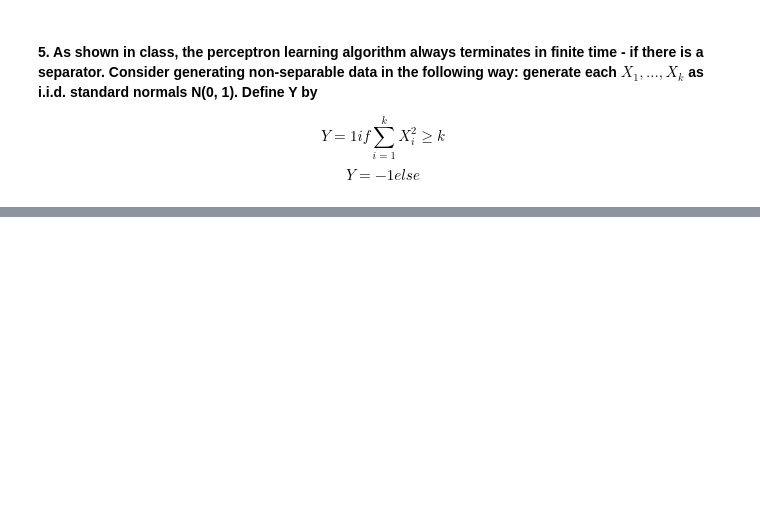
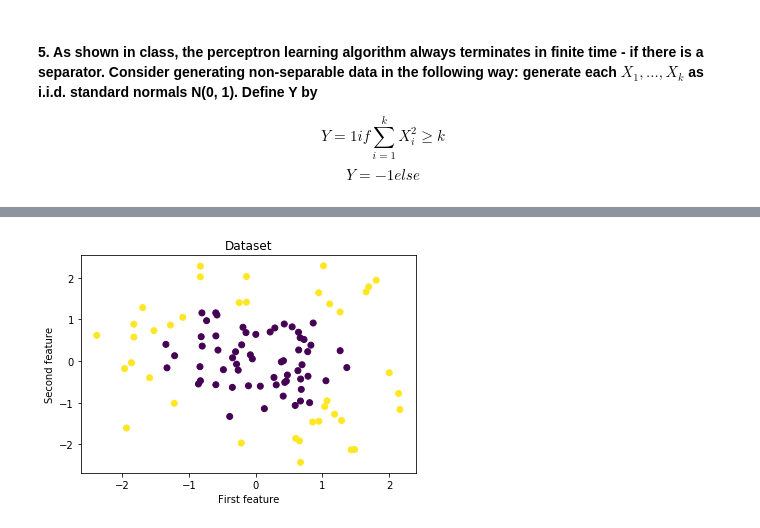
Before and after one commit to vedantc6/CS536_MachineLearning, a Jupyter notebook: Assignment4/hw4_Perceptrons.ipynb, the cells around one changed output, grey strips where cells are left out. Saved outputs shown, nothing was run; the diff lists cells and outputs as text; code cells hidden in the pictures; blank space fills up the shorter version.

```diff
--- a/Assignment4/hw4_Perceptrons.ipynb
+++ b/Assignment4/hw4_Perceptrons.ipynb
@@ -262,0 +294,8 @@ train_ns_data.head()
+# %%
+plt.scatter(X1, X2, c=y2)
+plt.title("Dataset")
+plt.xlabel("First feature")
+plt.ylabel("Second feature")
+plt.show()
+# %% [output]
+[figure, added]
```
Also changed, not shown: parts of 23 cells of this notebook, 1 other file.
